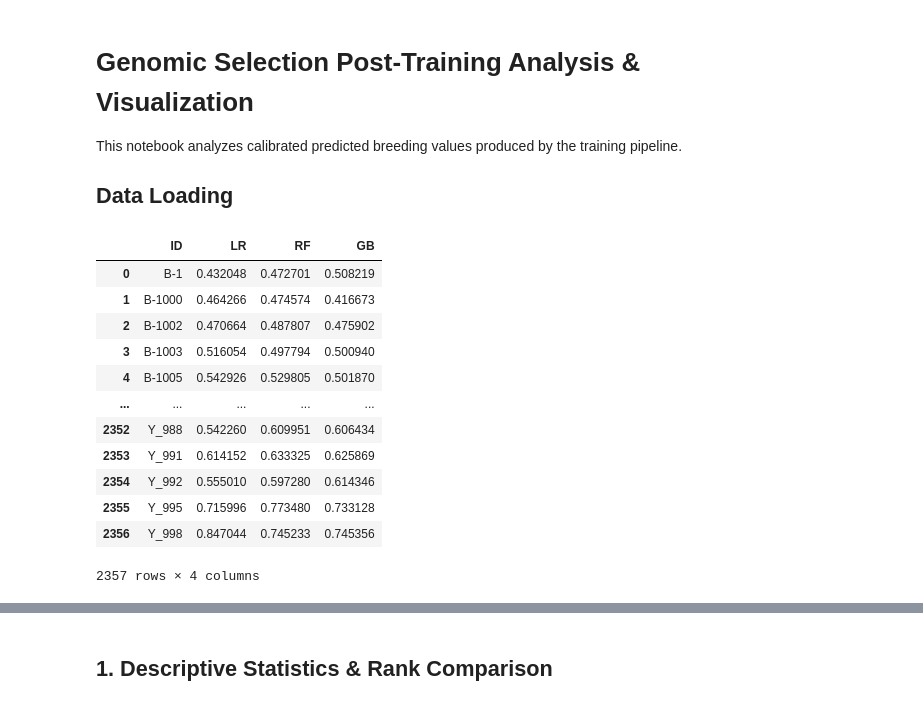
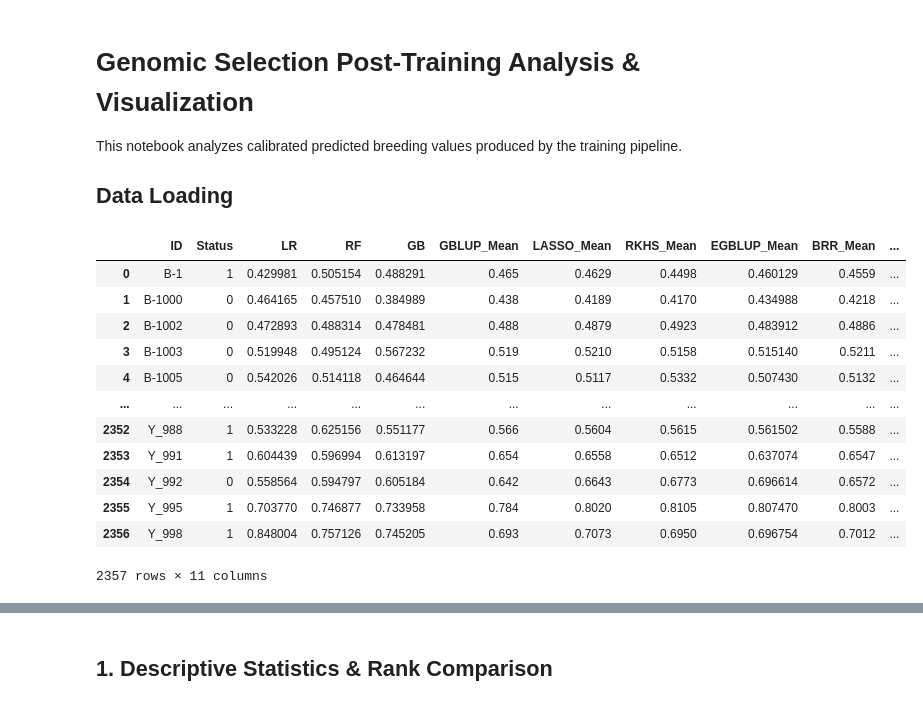
Before and after one commit to henrysun9074/gsAI, a Jupyter notebook: 03_visualization.ipynb, the cells around one changed output, grey strips where cells are left out. Saved outputs shown, nothing was run; the diff lists cells and outputs as text; code cells hidden in the pictures.

```diff
--- a/03_visualization.ipynb
+++ b/03_visualization.ipynb
@@ -6,24 +6,27 @@ This notebook analyzes calibrated predicted breeding values produced by the trai
 # %%
 import pandas as pd
 import numpy as np
 import matplotlib.pyplot as plt
 import seaborn as sns
 from scipy.stats import pearsonr
 
-df = pd.read_csv('GEBVs_10foldCV.csv')
-df2 = pd.read_csv('DarpaQCGenoPheno.csv')
-models = ['LR','RF','GB']
+## update file path
+df = pd.read_csv("/work/tfs3/gsAI/gebvs/sep08_GEBVs_10foldCV.csv")
+remove = 'SD'
+drop = df.filter(regex=remove).columns
+df = df.drop(columns=drop)
+df
 # %% [output]
-|  | ID | LR | RF | GB |
-| 0 | B-1 | 0.432048 | 0.472701 | 0.508219 |
-| 1 | B-1000 | 0.464266 | 0.474574 | 0.416673 |
-| 2 | B-1002 | 0.470664 | 0.487807 | 0.475902 |
-| 3 | B-1003 | 0.516054 | 0.497794 | 0.500940 |
-| 4 | B-1005 | 0.542926 | 0.529805 | 0.501870 |
-| ... | ... | ... | ... | ... |
-| 2352 | Y_988 | 0.542260 | 0.609951 | 0.606434 |
-| 2353 | Y_991 | 0.614152 | 0.633325 | 0.625869 |
-| 2354 | Y_992 | 0.555010 | 0.597280 | 0.614346 |
-| 2355 | Y_995 | 0.715996 | 0.773480 | 0.733128 |
-| 2356 | Y_998 | 0.847044 | 0.745233 | 0.745356 |
+|  | ID | Status | LR | RF | GB | GBLUP_Mean | LASSO_Mean | RKHS_Mean | EGBLUP_Mean | BRR_Mean | ... |
+| 0 | B-1 | 1 | 0.429981 | 0.505154 | 0.488291 | 0.465 | 0.4629 | 0.4498 | 0.460129 | 0.4559 | ... |
+| 1 | B-1000 | 0 | 0.464165 | 0.457510 | 0.384989 | 0.438 | 0.4189 | 0.4170 | 0.434988 | 0.4218 | ... |
+| 2 | B-1002 | 0 | 0.472893 | 0.488314 | 0.478481 | 0.488 | 0.4879 | 0.4923 | 0.483912 | 0.4886 | ... |
+| 3 | B-1003 | 0 | 0.519948 | 0.495124 | 0.567232 | 0.519 | 0.5210 | 0.5158 | 0.515140 | 0.5211 | ... |
+| 4 | B-1005 | 0 | 0.542026 | 0.514118 | 0.464644 | 0.515 | 0.5117 | 0.5332 | 0.507430 | 0.5132 | ... |
+| ... | ... | ... | ... | ... | ... | ... | ... | ... | ... | ... | ... |
+| 2352 | Y_988 | 1 | 0.533228 | 0.625156 | 0.551177 | 0.566 | 0.5604 | 0.5615 | 0.561502 | 0.5588 | ... |
+| 2353 | Y_991 | 1 | 0.604439 | 0.596994 | 0.613197 | 0.654 | 0.6558 | 0.6512 | 0.637074 | 0.6547 | ... |
+| 2354 | Y_992 | 0 | 0.558564 | 0.594797 | 0.605184 | 0.642 | 0.6643 | 0.6773 | 0.696614 | 0.6572 | ... |
+| 2355 | Y_995 | 1 | 0.703770 | 0.746877 | 0.733958 | 0.784 | 0.8020 | 0.8105 | 0.807470 | 0.8003 | ... |
+| 2356 | Y_998 | 1 | 0.848004 | 0.757126 | 0.745205 | 0.693 | 0.7073 | 0.6950 | 0.696754 | 0.7012 | ... |
-2357 rows × 4 columns
+2357 rows × 11 columns
```
Also changed, not shown: parts of 10 cells of this notebook, 8 other files.
